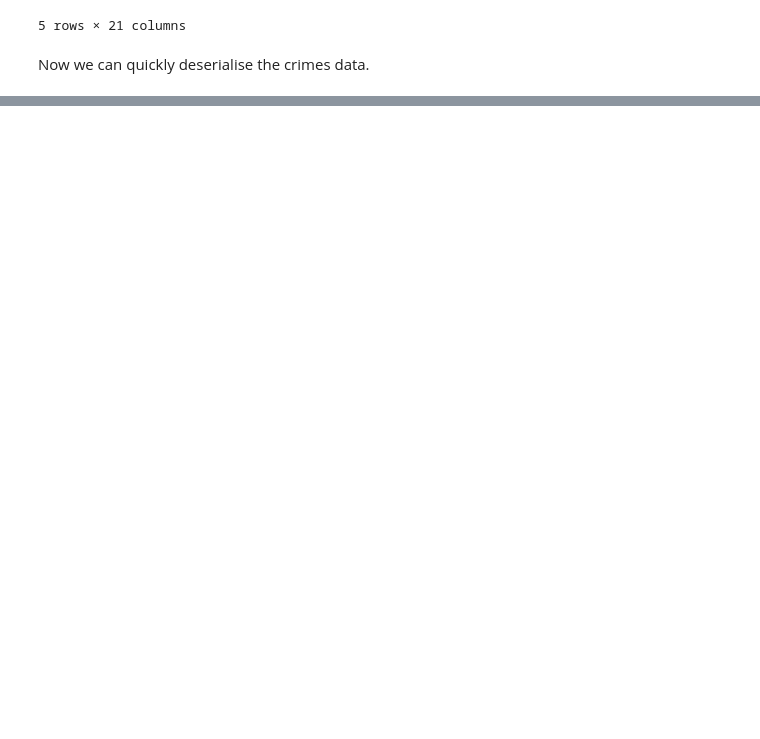
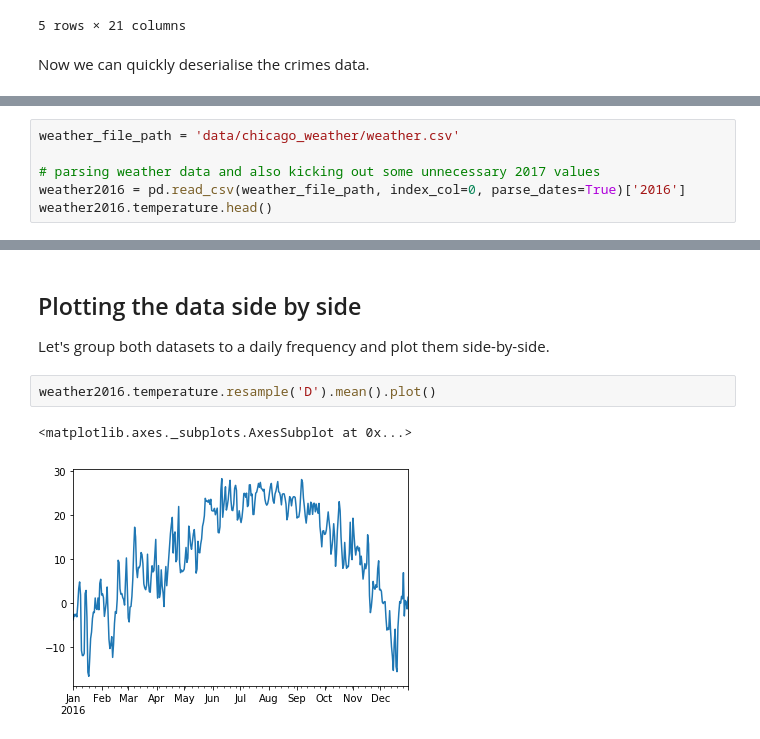
Before and after one commit to PacktPublishing/Jupyter-Notebook-for-Data-Science, a Jupyter notebook: chicago_crime_and_weather.ipynb, the cells around one changed output, grey strips where cells are left out. Saved outputs shown, nothing was run; the diff lists cells and outputs as text; blank space fills up the shorter version.

```diff
--- a/chicago_crime_and_weather.ipynb
+++ b/chicago_crime_and_weather.ipynb
@@ -42,0 +63,6 @@ crimes2016
+# %%
+weather_file_path = 'data/chicago_weather/weather.csv'
+
+# parsing weather data and also kicking out some unnecessary 2017 values
+weather2016 = pd.read_csv(weather_file_path, index_col=0, parse_dates=True)['2016']
+weather2016.temperature.head()
@@ -42,0 +76,9 @@ crimes2016
+# %% [markdown]
+## Plotting the data side by side
+
+Let's group both datasets to a daily frequency and plot them side-by-side.
+# %%
+weather2016.temperature.resample('D').mean().plot()
+# %% [output]
+<matplotlib.axes._subplots.AxesSubplot at 0x...>
+[figure, added]
```
Also changed, not shown: parts of 22 cells of this notebook.
